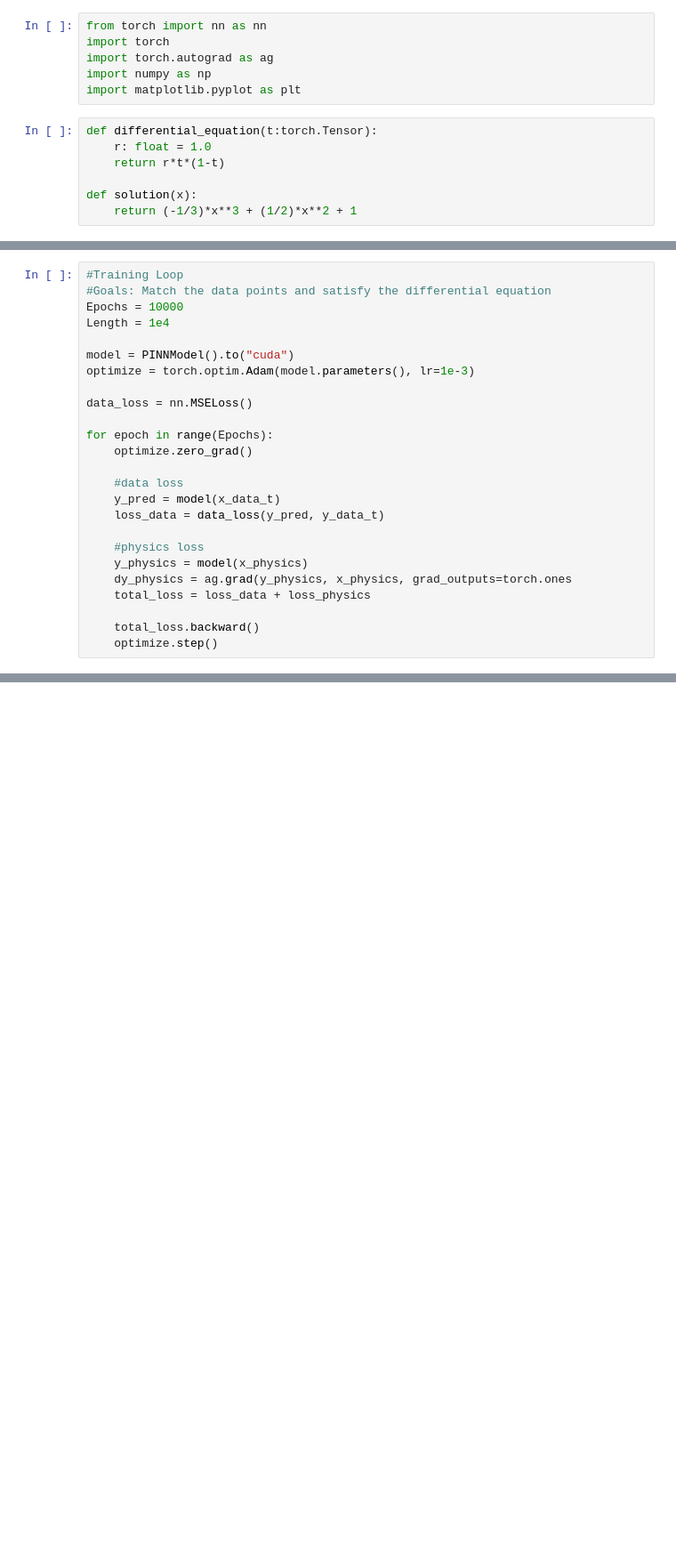
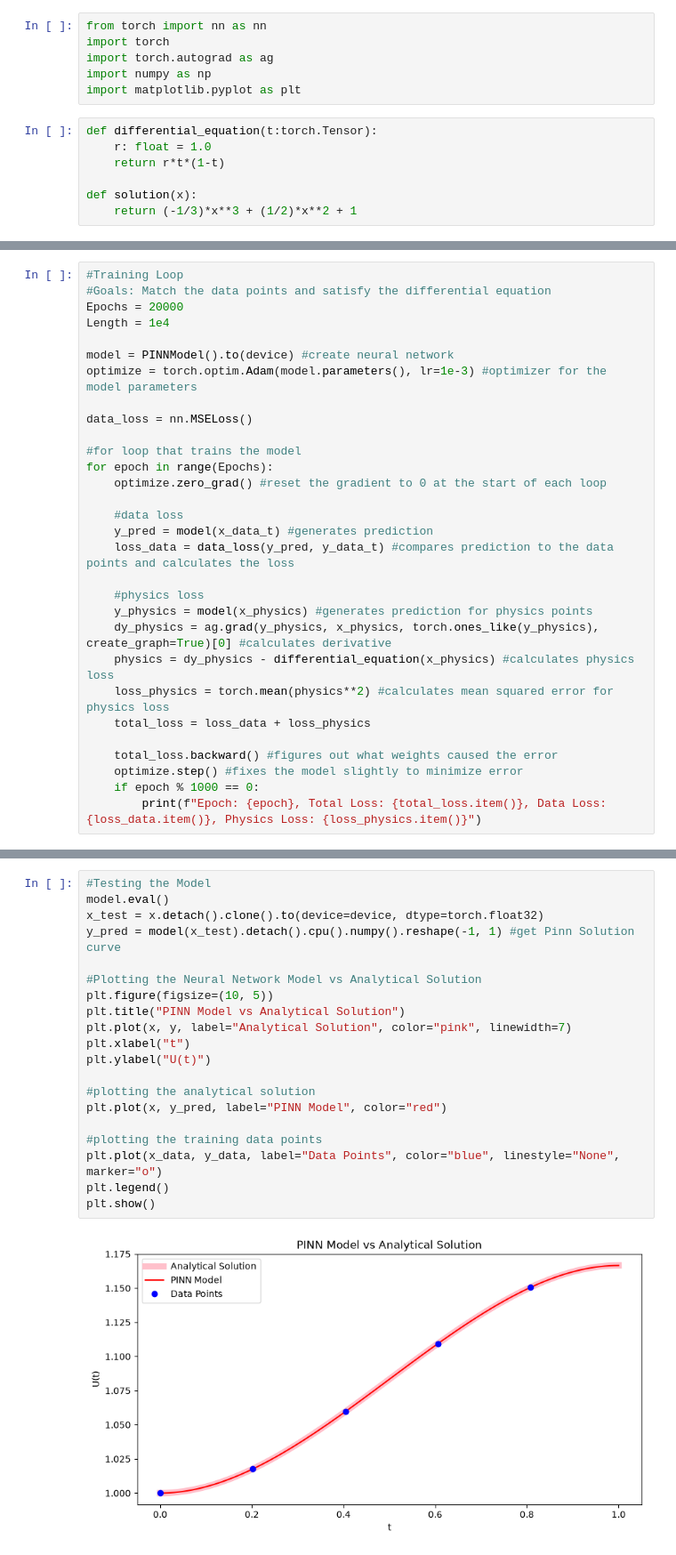
Before and after one commit to NavitaMishra11/iRT_Coupled_PINN, a Jupyter notebook: PINNpractice.ipynb, the cells around one changed output, grey strips where cells are left out. Shown at 89% size. Cells and saved outputs as stored; diff of their text form; blank space fills up the shorter version.

```diff
--- a/PINNpractice.ipynb
+++ b/PINNpractice.ipynb
@@ -54,25 +56,30 @@ x_physics = torch.linspace(0, 1, 100, requires_grad=True, device="cuda", dtype=t
 # %%
 #Training Loop
 #Goals: Match the data points and satisfy the differential equation
-Epochs = 10000
+Epochs = 20000
 Length = 1e4
 
-model = PINNModel().to("cuda")
-optimize = torch.optim.Adam(model.parameters(), lr=1e-3)
+model = PINNModel().to(device) #create neural network
+optimize = torch.optim.Adam(model.parameters(), lr=1e-3) #optimizer for the model parameters
 
 data_loss = nn.MSELoss()
 
+#for loop that trains the model
 for epoch in range(Epochs):
-    optimize.zero_grad()
+    optimize.zero_grad() #reset the gradient to 0 at the start of each loop
 
     #data loss
-    y_pred = model(x_data_t)
-    loss_data = data_loss(y_pred, y_data_t)
+    y_pred = model(x_data_t) #generates prediction
+    loss_data = data_loss(y_pred, y_data_t) #compares prediction to the data points and calculates the loss
 
     #physics loss
-    y_physics = model(x_physics)
-    dy_physics = ag.grad(y_physics, x_physics, grad_outputs=torch.ones
+    y_physics = model(x_physics) #generates prediction for physics points
+    dy_physics = ag.grad(y_physics, x_physics, torch.ones_like(y_physics), create_graph=True)[0] #calculates derivative
+    physics = dy_physics - differential_equation(x_physics) #calculates physics loss
+    loss_physics = torch.mean(physics**2) #calculates mean squared error for physics loss
     total_loss = loss_data + loss_physics
 
-    total_loss.backward()
-    optimize.step()
+    total_loss.backward() #figures out what weights caused the error
+    optimize.step() #fixes the model slightly to minimize error
+    if epoch % 1000 == 0:
+        print(f"Epoch: {epoch}, Total Loss: {total_loss.item()}, Data Loss: {loss_data.item()}, Physics Loss: {loss_physics.item()}")
@@ -78,0 +107,22 @@ for epoch in range(Epochs):
+# %%
+#Testing the Model
+model.eval()
+x_test = x.detach().clone().to(device=device, dtype=torch.float32)
+y_pred = model(x_test).detach().cpu().numpy().reshape(-1, 1) #get Pinn Solution curve
+
+#Plotting the Neural Network Model vs Analytical Solution
+plt.figure(figsize=(10, 5))
+plt.title("PINN Model vs Analytical Solution")
+plt.plot(x, y, label="Analytical Solution", color="pink", linewidth=7)
+plt.xlabel("t")
+plt.ylabel("U(t)")
+
+#plotting the analytical solution
+plt.plot(x, y_pred, label="PINN Model", color="red")
+
+#plotting the training data points
+plt.plot(x_data, y_data, label="Data Points", color="blue", linestyle="None", marker="o")
+plt.legend()
+plt.show()
+# %% [output]
+[figure, added]
```
Also changed, not shown: parts of 3 cells of this notebook, 5 other files.
